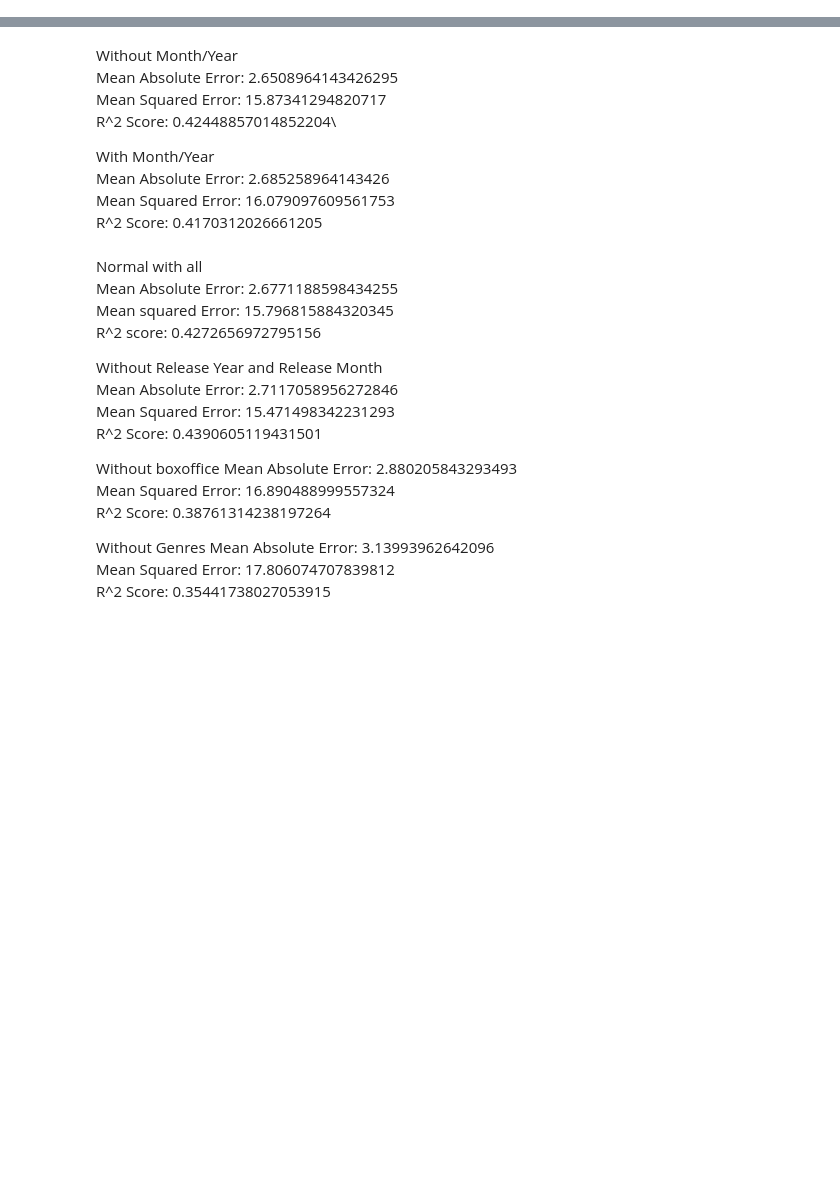
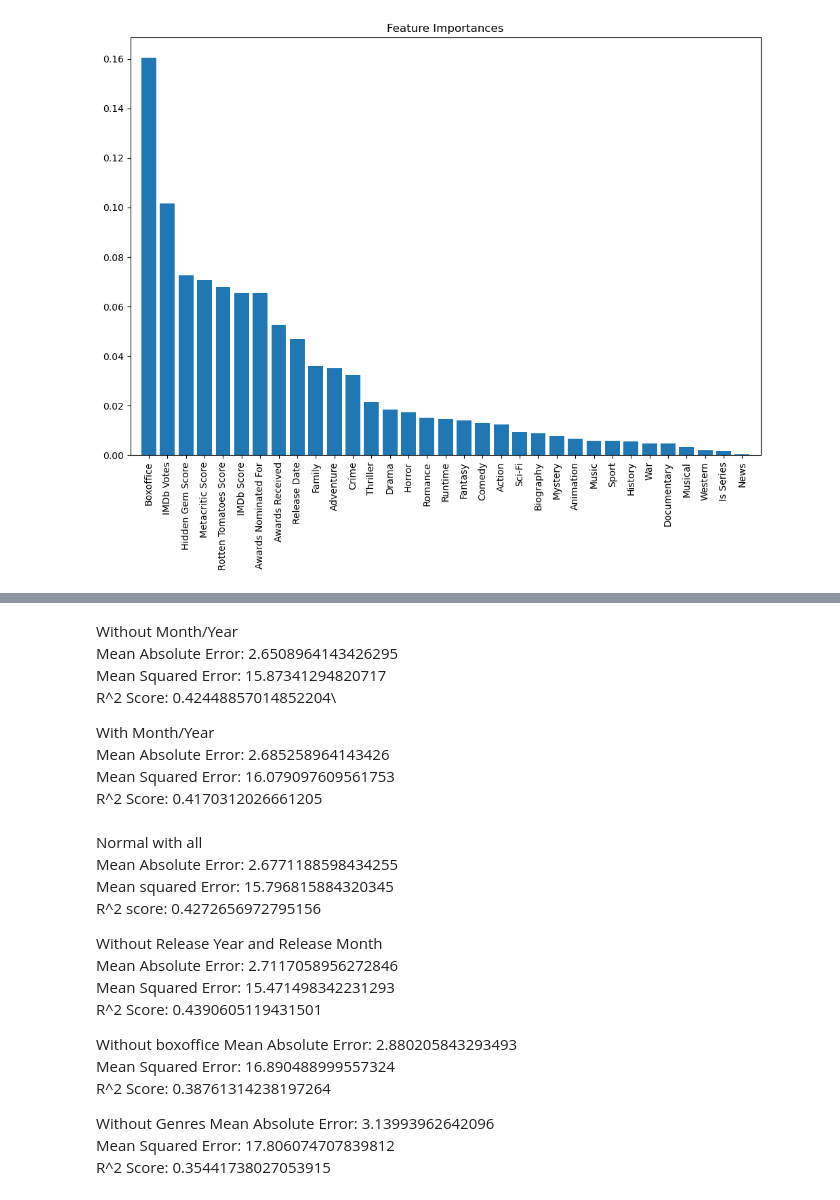
Before and after one commit to Stefan456789/dsai-project, a Jupyter notebook: ML/forest.ipynb, the cells around one changed output, grey strips where cells are left out. Cells and saved outputs as stored; diff of their text form; code cells hidden in the pictures; blank space fills up the shorter version.

```diff
--- a/ML/forest.ipynb
+++ b/ML/forest.ipynb
@@ -58,3 +247,19 @@ plt.show()
+# %%
+import numpy as np
+import matplotlib.pyplot as plt
+
+importances = best_model.feature_importances_
+indices = np.argsort(importances)[::-1]
+
+# Plot the feature importances
+plt.figure(figsize=(12, 8))
+plt.title("Feature Importances")
+plt.bar(range(features.shape[1]), importances[indices], align="center")
+plt.xticks(range(features.shape[1]), [features.columns[i] for i in indices], rotation=90)
+plt.xlim([-1, features.shape[1]])
+plt.show()
+# %% [output]
+[figure, added]
 # %%
 # Convert 'Release Date' from Unix timestamp to datetime
 time = pd.to_datetime(df['Release Date'], unit='s')
```
Also changed, not shown: parts of 20 cells of this notebook, 1 other file.
